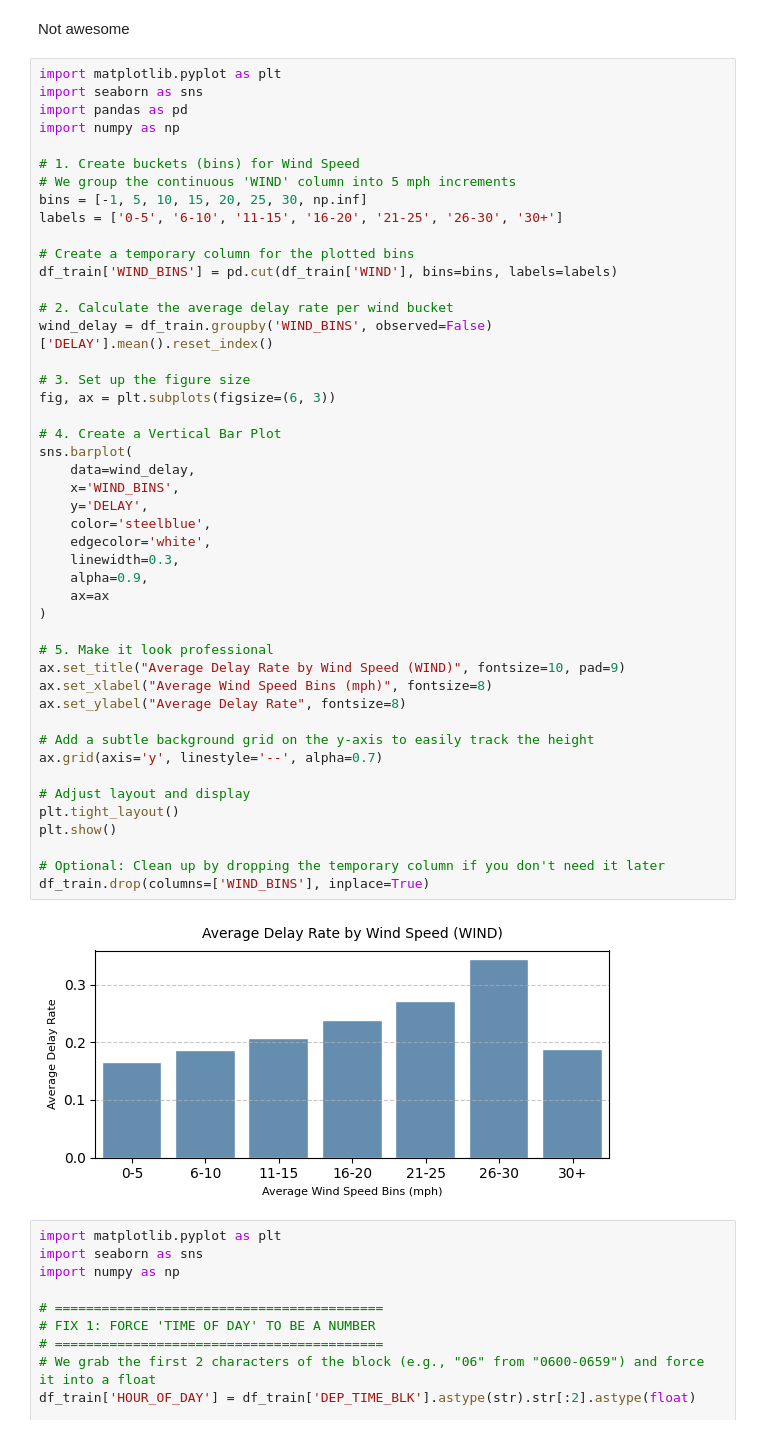
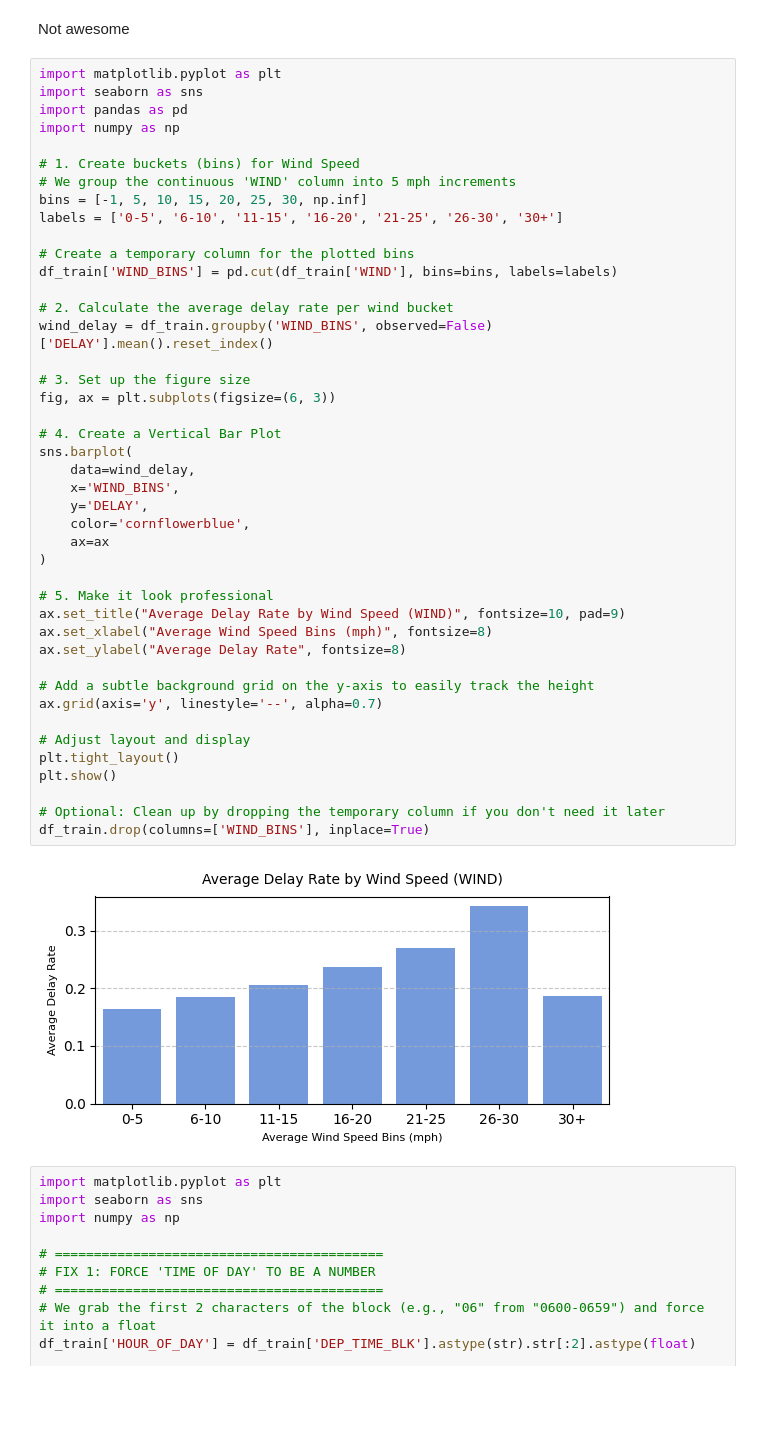
Before and after one commit to mariatmvendas/mbml_project, a Jupyter notebook: EDA.ipynb, the cells around one changed output. Drawn from its saved outputs; the diff is of its cells as text; blank space fills up the shorter version.

Commit message:
Revert "Changing used figures to follow the same style, and increasing font sizes for better readability."
This reverts commit e107f337d012941140fbfc896b232da6a3286e7c.

```diff
--- a/EDA.ipynb
+++ b/EDA.ipynb
@@ -872,38 +870,35 @@ df_train['WIND_BINS'] = pd.cut(df_train['WIND'], bins=bins, labels=labels)
 
 # 2. Calculate the average delay rate per wind bucket
 wind_delay = df_train.groupby('WIND_BINS', observed=False)['DELAY'].mean().reset_index()
 
 # 3. Set up the figure size
 fig, ax = plt.subplots(figsize=(6, 3))
 
 # 4. Create a Vertical Bar Plot
 sns.barplot(
     data=wind_delay,
     x='WIND_BINS',
     y='DELAY',
-    color='steelblue',
-    edgecolor='white',
-    linewidth=0.3,
-    alpha=0.9,
+    color='cornflowerblue',
     ax=ax
 )
 
 # 5. Make it look professional
 ax.set_title("Average Delay Rate by Wind Speed (WIND)", fontsize=10, pad=9)
 ax.set_xlabel("Average Wind Speed Bins (mph)", fontsize=8)
 ax.set_ylabel("Average Delay Rate", fontsize=8)
 
 # Add a subtle background grid on the y-axis to easily track the height
 ax.grid(axis='y', linestyle='--', alpha=0.7)
 
 # Adjust layout and display
 plt.tight_layout()
 plt.show()
 
 # Optional: Clean up by dropping the temporary column if you don't need it later
 df_train.drop(columns=['WIND_BINS'], inplace=True)
 # %% [output]
-[figure, old version]
+[figure, new version]
 # %%
 import matplotlib.pyplot as plt
 import seaborn as sns
```
Also changed, not shown: parts of 11 cells of this notebook.
